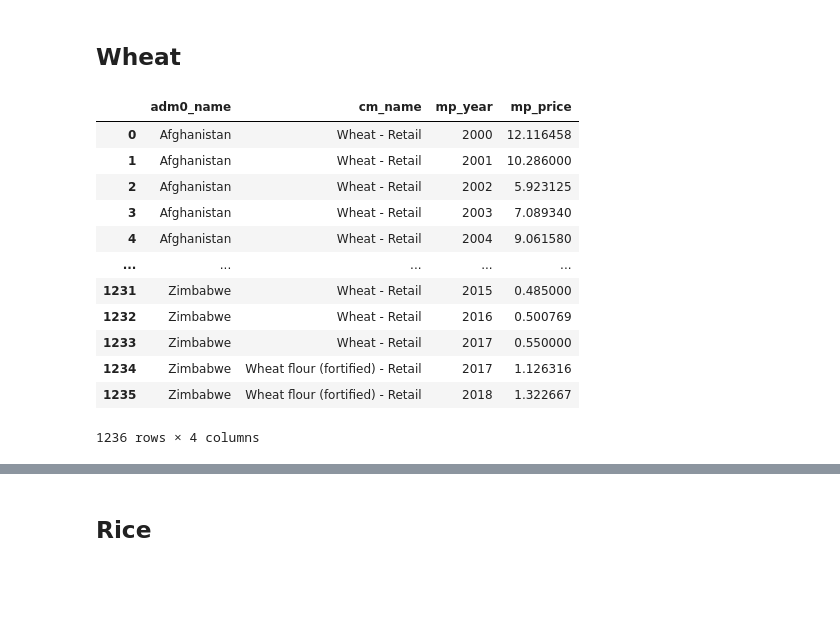
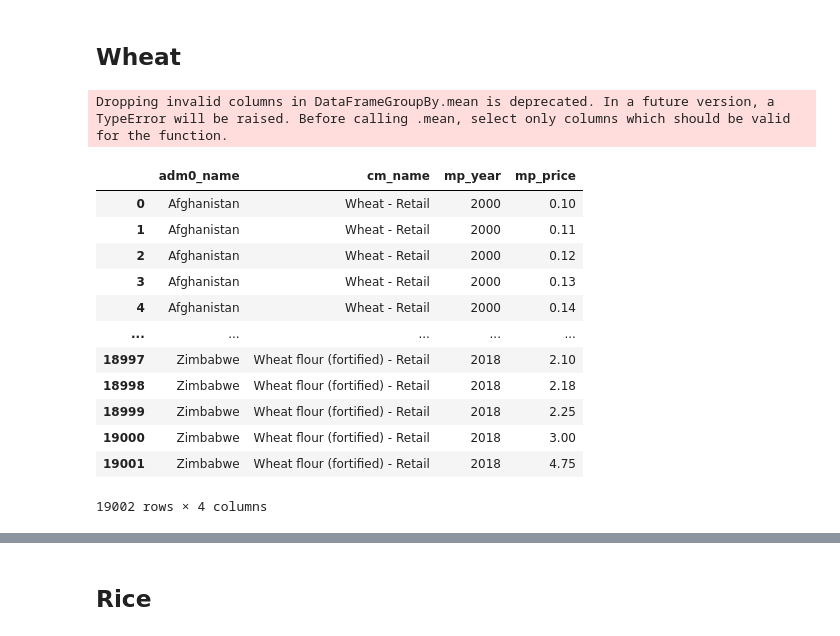
Before and after one commit to roveen001/gfa, a Jupyter notebook: gfa.ipynb, the cells around one changed output, grey strips where cells are left out. Saved outputs shown, nothing was run; the diff lists cells and outputs as text; code cells hidden in the pictures; blank space fills up the shorter version.

```diff
--- a/gfa.ipynb
+++ b/gfa.ipynb
@@ -41,0 +60,6 @@ fp
+# %%
+# get the dollar conversion rate
+# Here we want to do this as to see all the currency values in lastest dollar values Available at: https://app.exchangerate-api.com/dashboard/confirmed
+exc = pd.read_json('https://v6.exchangerate-api.com/v6/1474d2fba526317bbf9da694/latest/USD')
+exc = exc['conversion_rates']
+exc
@@ -41,0 +79,4 @@ fp
+# %%
+# convert the values to dollar
+to_dollar = fp.apply(lambda x: '{:.2f}'.format(x['mp_price']*(1/exc[x['cur_name']]))if x['cur_name'] in exc else False,axis = 1)
+to_dollar
@@ -41,0 +96,4 @@ fp
+# %%
+# update the dollar values to the column
+fp['mp_price'] = to_dollar
+fp
@@ -43,24 +115,25 @@ fp
 ## Wheat
 # %%
 # lets get the price wheat r'\bwheat gmi'
-wheat_pr = fp.groupby(['adm0_name','cm_name','mp_year'],as_index=False)['mp_price'].mean()
+wheat_pr = fp.groupby(['adm0_name','cm_name','mp_year','mp_price'],as_index=False)['mp_price'].mean()
 wheat_pr = wheat_pr[wheat_pr['cm_name'].str.match('^Wheat.*') == True]
-wheat_pr = wheat_pr.groupby(['adm0_name','cm_name','mp_year'],as_index=False)['mp_price'].mean()
+wheat_pr = wheat_pr.groupby(['adm0_name','cm_name','mp_year','mp_price'],as_index=False)['mp_price'].mean()
 wheat_pr
 # %% [output]
+Dropping invalid columns in DataFrameGroupBy.mean is deprecated. In a future version, a TypeError will be raised. Before calling .mean, select only columns which should be valid for the function.
 |  | adm0_name | cm_name | mp_year | mp_price |
-| 0 | Afghanistan | Wheat - Retail | 2000 | 12.116458 |
-| 1 | Afghanistan | Wheat - Retail | 2001 | 10.286000 |
-| 2 | Afghanistan | Wheat - Retail | 2002 | 5.923125 |
-| 3 | Afghanistan | Wheat - Retail | 2003 | 7.089340 |
-| 4 | Afghanistan | Wheat - Retail | 2004 | 9.061580 |
+| 0 | Afghanistan | Wheat - Retail | 2000 | 0.10 |
+| 1 | Afghanistan | Wheat - Retail | 2000 | 0.11 |
+| 2 | Afghanistan | Wheat - Retail | 2000 | 0.12 |
+| 3 | Afghanistan | Wheat - Retail | 2000 | 0.13 |
+| 4 | Afghanistan | Wheat - Retail | 2000 | 0.14 |
 | ... | ... | ... | ... | ... |
-| 1231 | Zimbabwe | Wheat - Retail | 2015 | 0.485000 |
-| 1232 | Zimbabwe | Wheat - Retail | 2016 | 0.500769 |
-| 1233 | Zimbabwe | Wheat - Retail | 2017 | 0.550000 |
-| 1234 | Zimbabwe | Wheat flour (fortified) - Retail | 2017 | 1.126316 |
-| 1235 | Zimbabwe | Wheat flour (fortified) - Retail | 2018 | 1.322667 |
+| 18997 | Zimbabwe | Wheat flour (fortified) - Retail | 2018 | 2.10 |
+| 18998 | Zimbabwe | Wheat flour (fortified) - Retail | 2018 | 2.18 |
+| 18999 | Zimbabwe | Wheat flour (fortified) - Retail | 2018 | 2.25 |
+| 19000 | Zimbabwe | Wheat flour (fortified) - Retail | 2018 | 3.00 |
+| 19001 | Zimbabwe | Wheat flour (fortified) - Retail | 2018 | 4.75 |
-1236 rows × 4 columns
+19002 rows × 4 columns
 # %%
 # finsh the table for wheat
 wheat_pr = wheat_pr.merge(wheat_pn,left_on=['adm0_name','mp_year'],right_on=['Entity','Year'])
```
Also changed, not shown: parts of 36 cells of this notebook.
